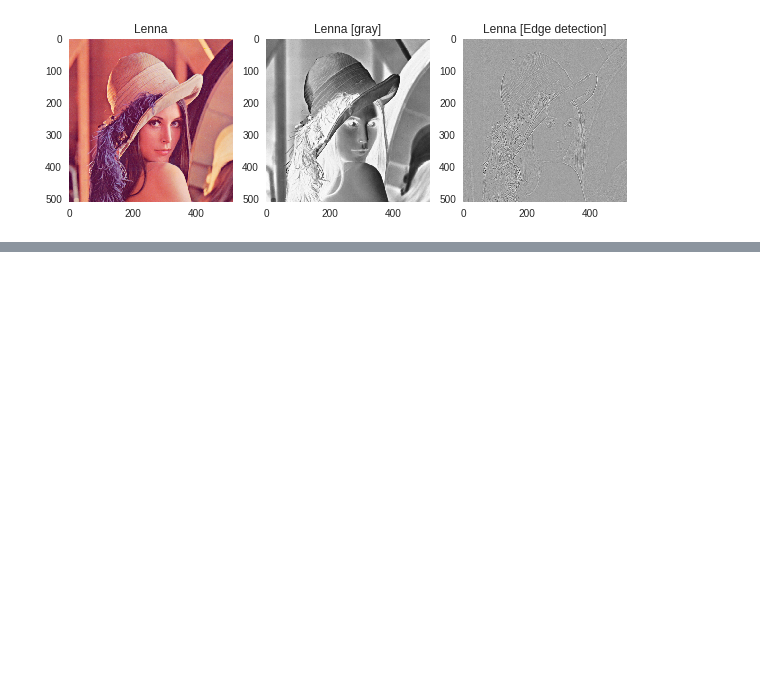
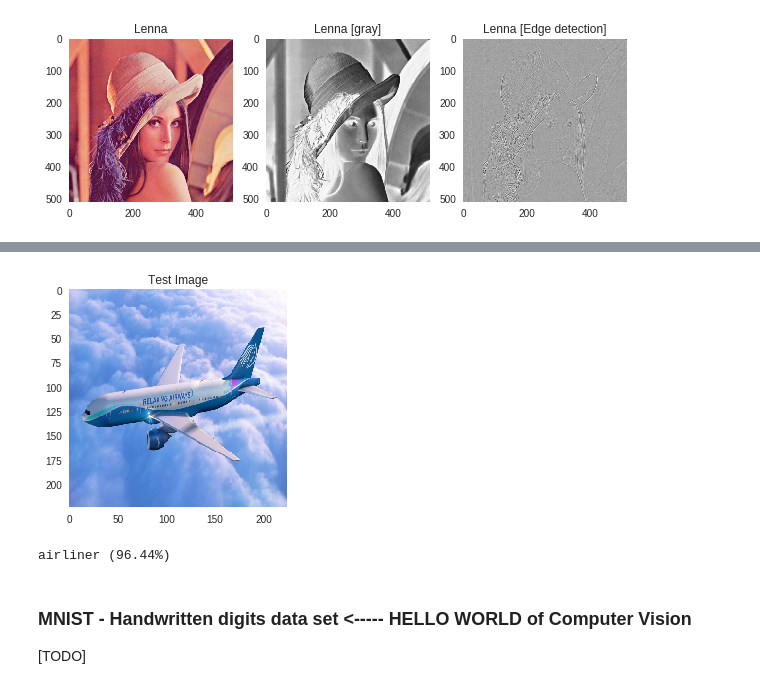
Before and after one commit to ksachdeva/ml-in-hurry, a Jupyter notebook: Machine_Learning_In_Hurry.ipynb, the cells around one changed output, grey strips where cells are left out. Saved outputs shown, nothing was run; the diff lists cells and outputs as text; code cells hidden in the pictures; blank space fills up the shorter version.

```diff
--- a/Machine_Learning_In_Hurry.ipynb
+++ b/Machine_Learning_In_Hurry.ipynb
@@ -709,0 +773,22 @@ A CNN follows the similar priniciples of ANN i.e. notion of layers, neurons, los
+# %%
+# pre-process the image as required by VGG
+from keras.preprocessing.image import load_img as load_img_for_inference
+from keras.preprocessing.image import img_to_array
+from keras.applications.vgg16 import preprocess_input
+
+# load an image from file
+image = load_img_for_inference('/content/maxresdefault.jpg', target_size=(224, 224))
+
+plt.imshow(image)
+plt.grid(False)
+plt.title('Test Image')
+plt.show()
+
+image = img_to_array(image)
+
+# reshape data for the model
+image = image.reshape((1, image.shape[0], image.shape[1], image.shape[2]))
+
+image = preprocess_input(image)
+# %% [output]
+[figure, added]
@@ -709,0 +797,16 @@ A CNN follows the similar priniciples of ANN i.e. notion of layers, neurons, los
+# %%
+from keras.applications.vgg16 import decode_predictions
+
+# convert the probabilities to class labels
+labels = decode_predictions(yhat)
+
+# retrieve the most likely result, e.g. highest probability
+label = labels[0][0]
+print('%s (%.2f%%)' % (label[1], label[2]*100))
+# %% [output]
+airliner (96.44%)
+# %% [markdown]
+### MNIST - Handwritten digits data set  <----- HELLO WORLD of Computer Vision
+
+
+[TODO]
```
Also changed, not shown: parts of 8 cells of this notebook.
